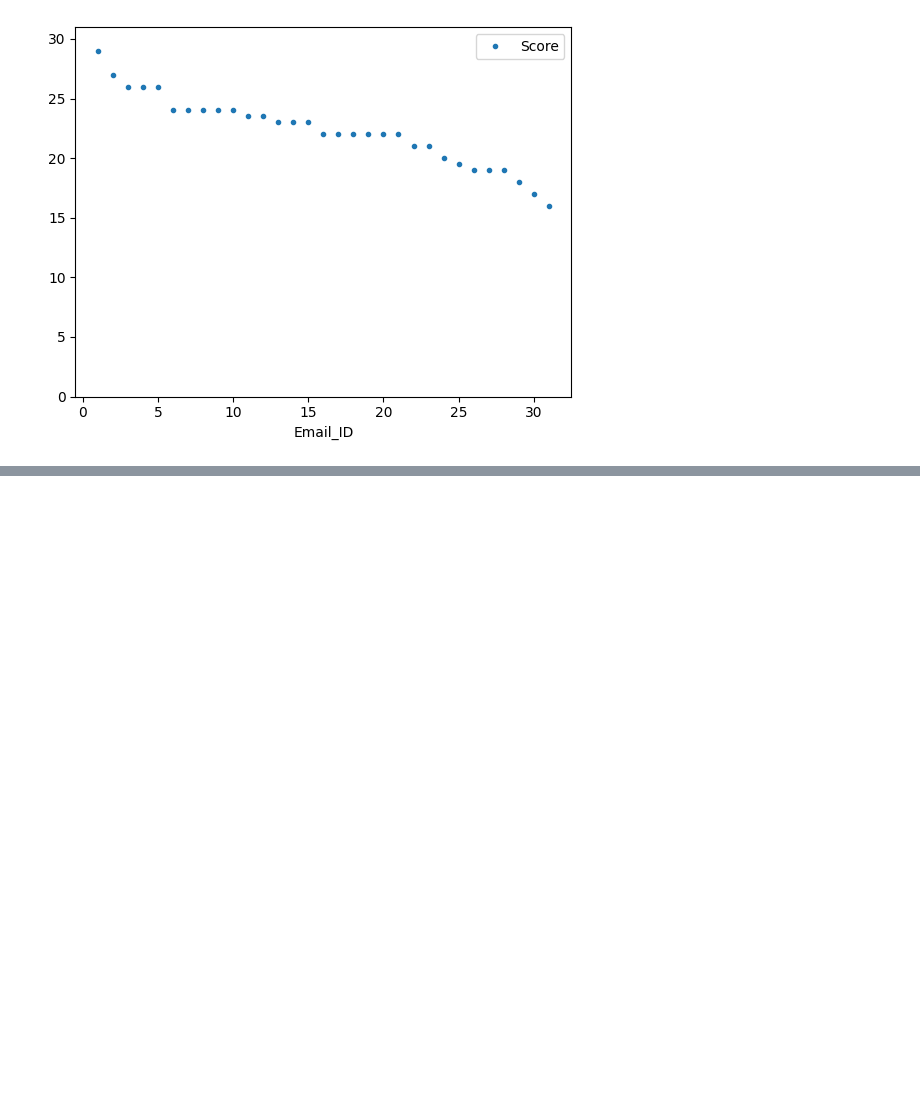
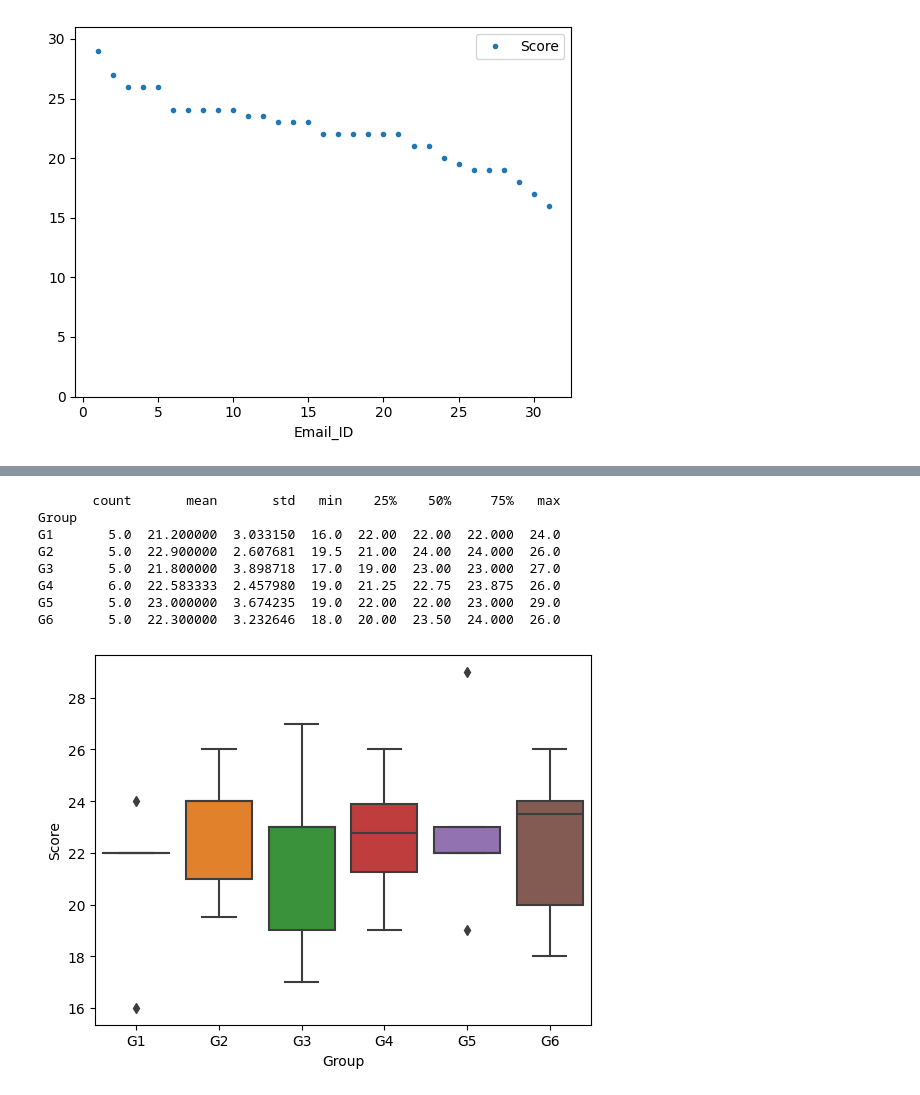
Before and after one commit to MK316/Spring2023, a Jupyter notebook: DL/S23_midterm.ipynb, the cells around one changed output, grey strips where cells are left out. Saved outputs shown, nothing was run; the diff lists cells and outputs as text; code cells hidden in the pictures; blank space fills up the shorter version.

```diff
--- a/DL/S23_midterm.ipynb
+++ b/DL/S23_midterm.ipynb
@@ -83,0 +112,22 @@ plt.ylim(0, 31)
+# %%
+import pandas as pd
+import seaborn as sns
+
+# Create a boxplot using seaborn with the specified order
+sns.boxplot(x='Group', y='Score', data=d2, order=['G1', 'G2', 'G3', 'G4', 'G5', 'G6'])
+
+# Calculate group summary statistics
+group_summary = d2.groupby('Group')['Score'].describe()
+
+# Print the group summary statistics
+print(group_summary)
+# %% [output]
+       count       mean       std   min    25%    50%     75%   max
+Group
+G1       5.0  21.200000  3.033150  16.0  22.00  22.00  22.000  24.0
+G2       5.0  22.900000  2.607681  19.5  21.00  24.00  24.000  26.0
+G3       5.0  21.800000  3.898718  17.0  19.00  23.00  23.000  27.0
+G4       6.0  22.583333  2.457980  19.0  21.25  22.75  23.875  26.0
+G5       5.0  23.000000  3.674235  19.0  22.00  22.00  23.000  29.0
+G6       5.0  22.300000  3.232646  18.0  20.00  23.50  24.000  26.0
+[figure, added]
```
Also changed, not shown: parts of 2 cells of this notebook.
